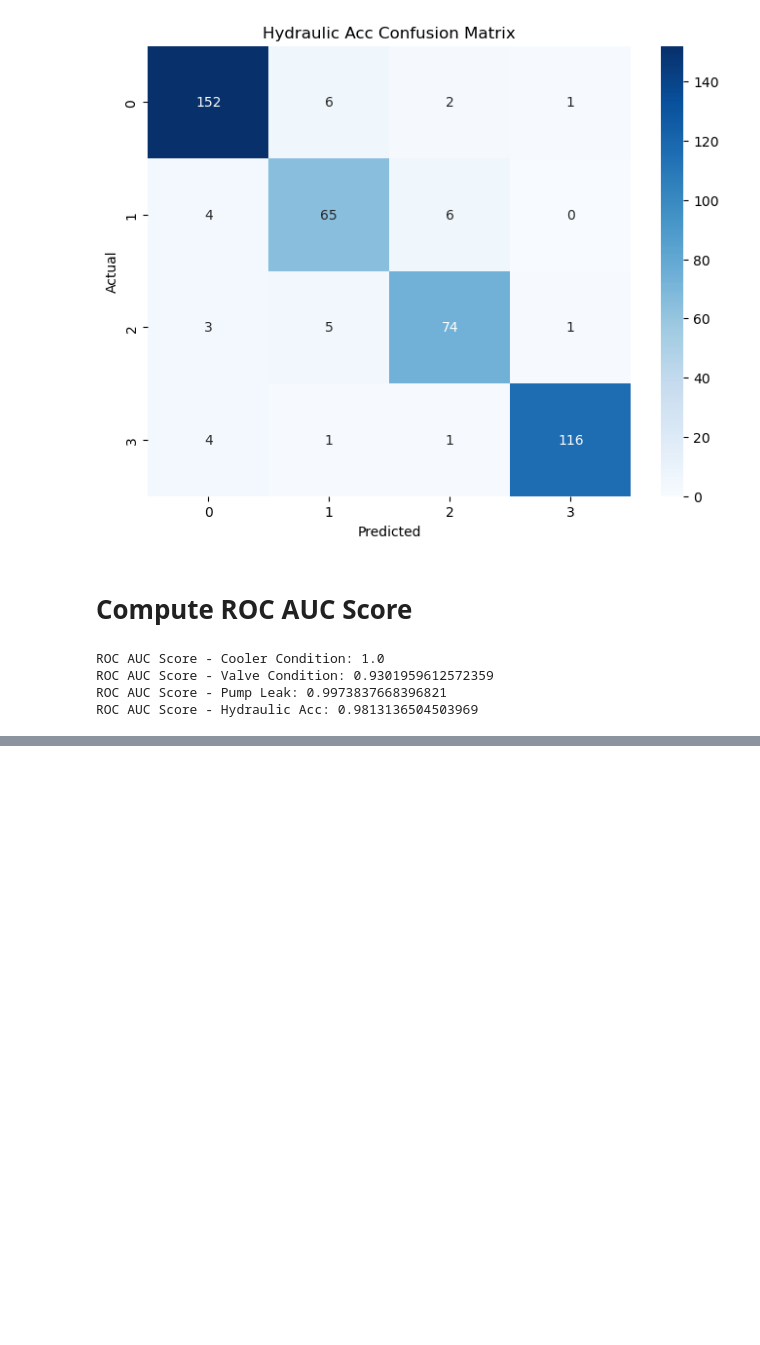
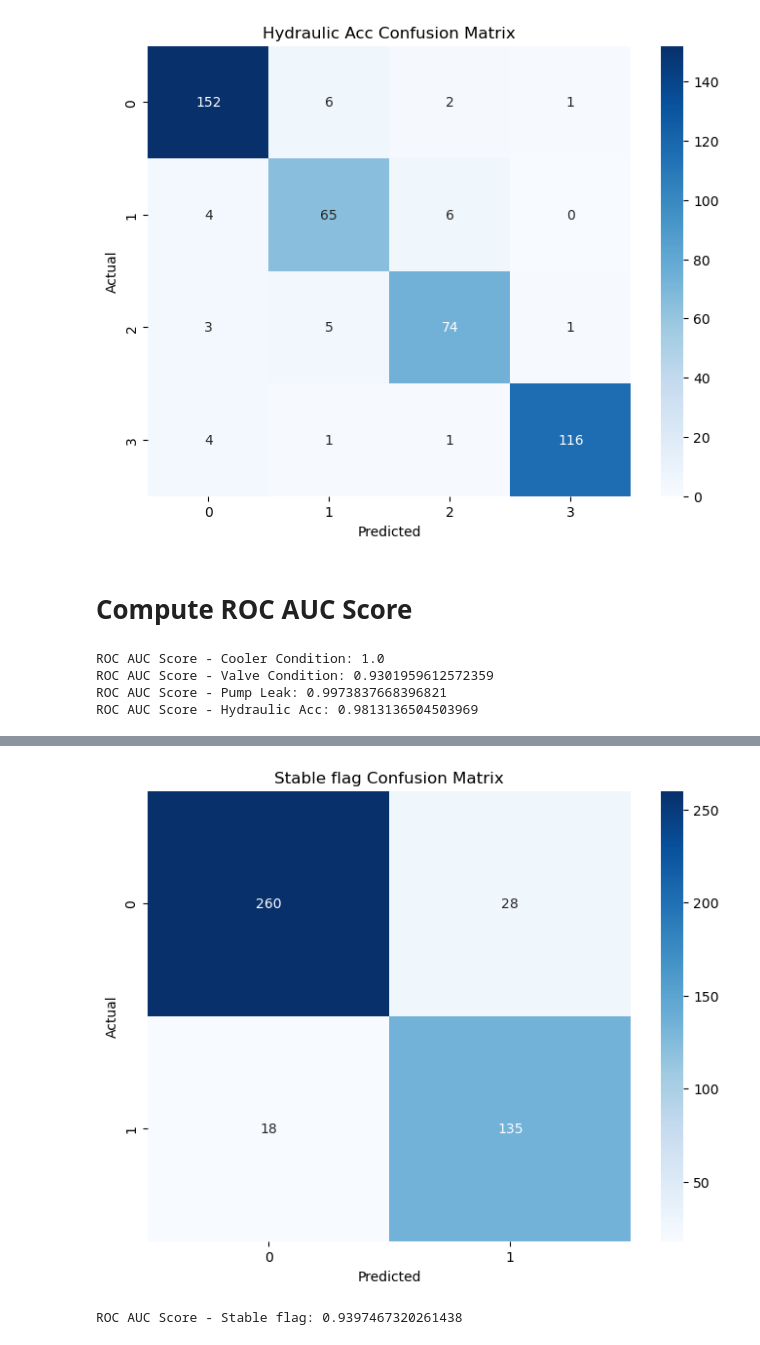
Before and after one commit to ajaykofficial/Machine-Learning, a Jupyter notebook: Condition Monitoring of Hydraulic System/KNN.ipynb, the cells around one changed output, grey strips where cells are left out. Drawn from its saved outputs; the diff is of its cells as text; code cells hidden in the pictures; blank space fills up the shorter version.

Commit message:
Code for y_flag

```diff
--- a/Condition Monitoring of Hydraulic System/KNN.ipynb
+++ b/Condition Monitoring of Hydraulic System/KNN.ipynb
@@ -388,0 +424,2 @@ plt.show()
+# %%
+X1_train,X1_test,y1_train,y1_test = train_test_split(X1,y1,test_size=0.2,random_state=23)
@@ -388,0 +490,3 @@ plt.show()
+# %%
+knn_stable_flag = KNeighborsClassifier(n_neighbors=5)
+knn_stable_flag.fit(X1_train,y1_train)
@@ -388,0 +495,3 @@ plt.show()
+# %%
+y_pred_stable_flag = knn_stable_flag.predict(X1_test)
+y_pred_stable_flag
@@ -388,0 +542,3 @@ plt.show()
+# %%
+report_stable_flag = classification_report(y1_test, y_pred_stable_flag)
+matrix_stable_flag = confusion_matrix(y1_test, y_pred_stable_flag)
@@ -388,0 +565,9 @@ plt.show()
+# %%
+plot_confusion_matrix_heatmap(matrix_stable_flag, title='Stable flag Confusion Matrix')
+# %% [output]
+[figure, added]
+# %%
+roc_auc_score_stable_flag = roc_auc_score(y1_test, y_pred_prob_stable_flag)
+print("ROC AUC Score - Stable flag:",roc_auc_score_stable_flag)
+# %% [output]
+ROC AUC Score - Stable flag: 0.9397467320261438
```
Also changed, not shown: parts of 23 cells of this notebook.
